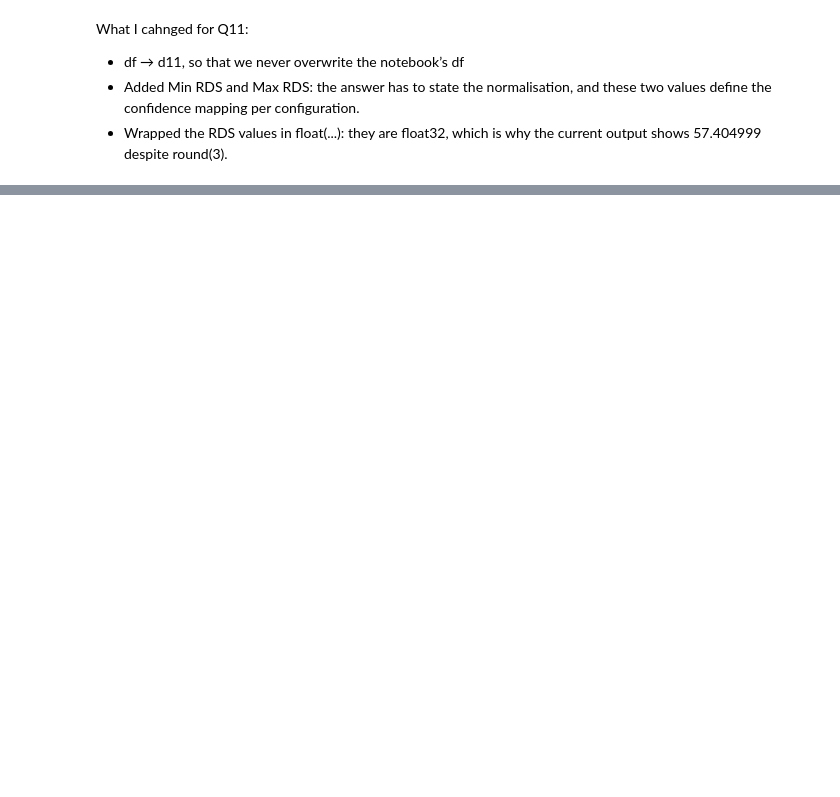
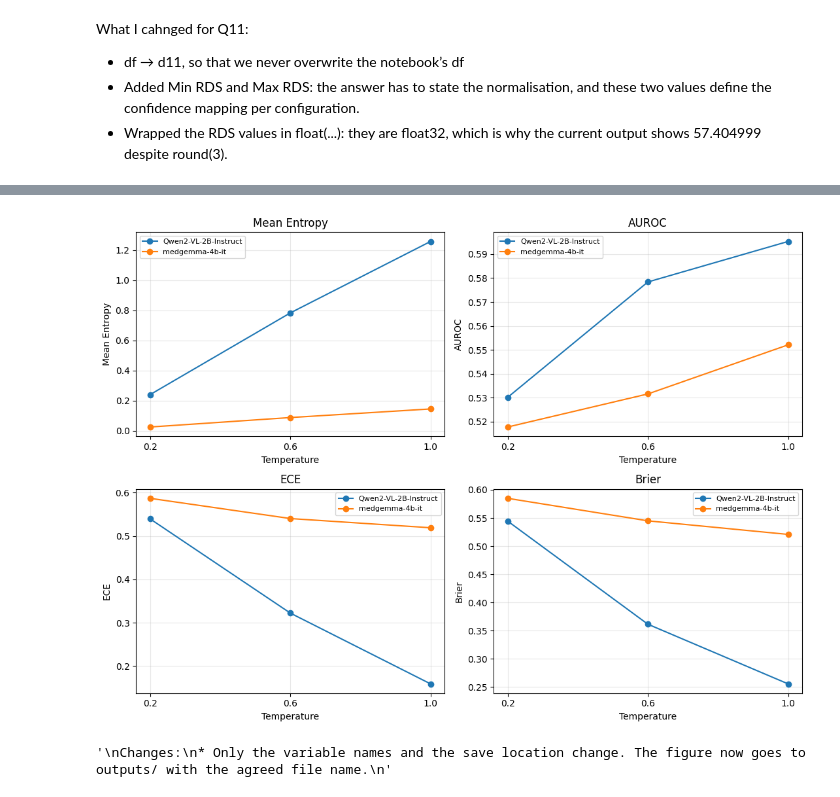
Before and after one commit to GeorgiosMavrakis/introduction-to-github, a Jupyter notebook: V&L_Practicum_Uncertainty.ipynb, the cells around one changed output, grey strips where cells are left out. Saved outputs shown, nothing was run; the diff lists cells and outputs as text; code cells hidden in the pictures; blank space fills up the shorter version.

```diff
--- a/V&L_Practicum_Uncertainty.ipynb
+++ b/V&L_Practicum_Uncertainty.ipynb
@@ -1690,0 +1758,33 @@ What I cahnged for Q11:
+# %%
+import matplotlib.pyplot as plt
+
+metrics = ["Mean Entropy", "AUROC", "ECE", "Brier"]
+
+fig, axes = plt.subplots(2, 2, figsize=(11, 8))
+
+for ax, metric in zip(axes.flatten(), metrics):
+    for model in models9:
+        data = q9[q9["Model"] == model]
+
+        ax.plot(data["Temperature"], data[metric],
+                marker="o", label=model)
+
+    ax.set_title(metric)
+    ax.set_xlabel("Temperature")
+    ax.set_ylabel(metric)
+    ax.set_xticks(temps9)
+    ax.grid(alpha=0.3)
+    ax.legend(fontsize=8)
+
+plt.tight_layout()
+os.makedirs("outputs", exist_ok=True)
+plt.savefig("outputs/q9_qwen2-vl-2b_medgemma-4b-it_metrics_vs_temp.png", dpi=300)
+plt.show()
+
+'''
+Changes:
+* Only the variable names and the save location change. The figure now goes to outputs/ with the agreed file name.
+'''
+# %% [output]
+[figure, added]
+'\nChanges:\n* Only the variable names and the save location change. The figure now goes to outputs/ with the agreed file name.\n'
```
Also changed, not shown: parts of 3 cells of this notebook.
